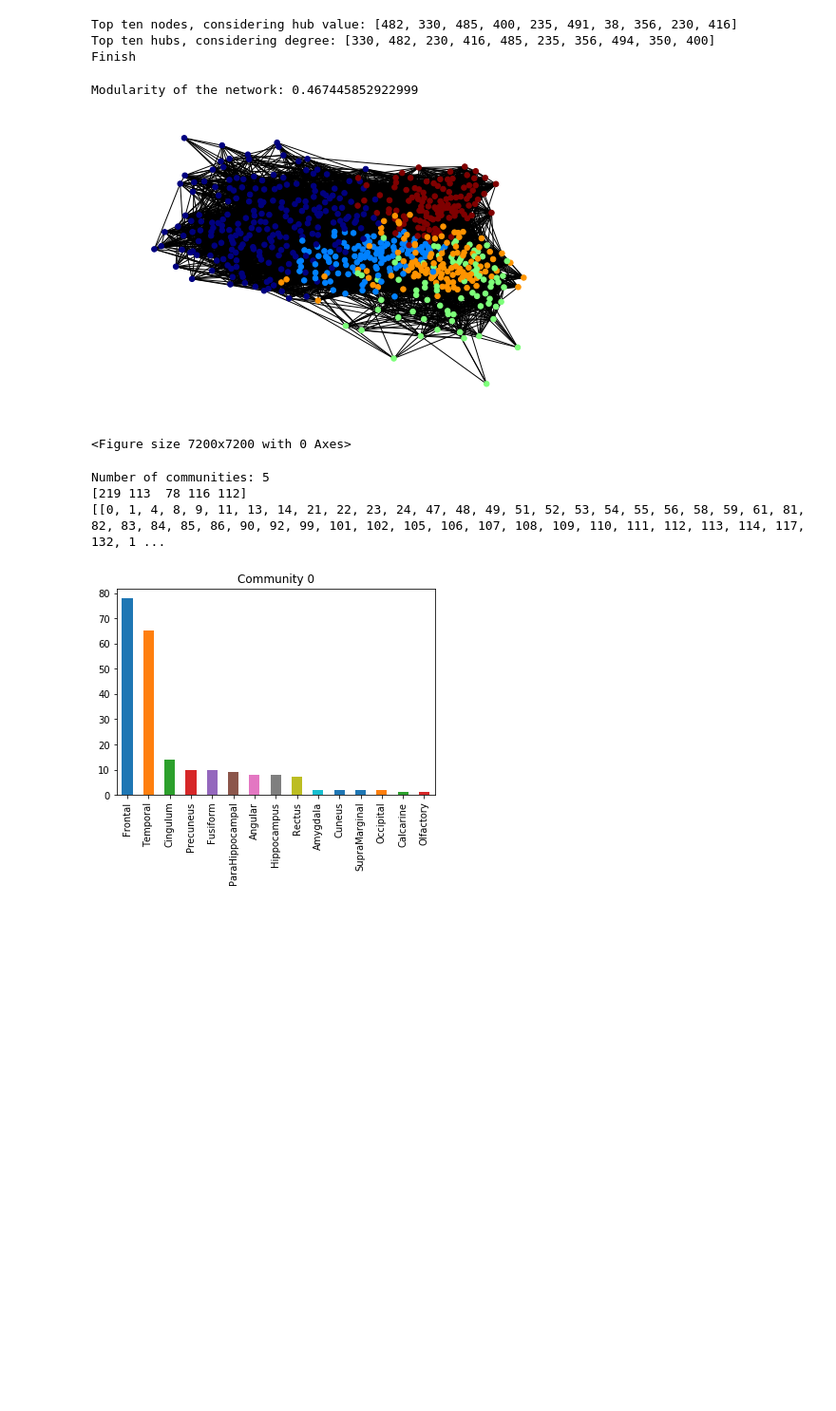
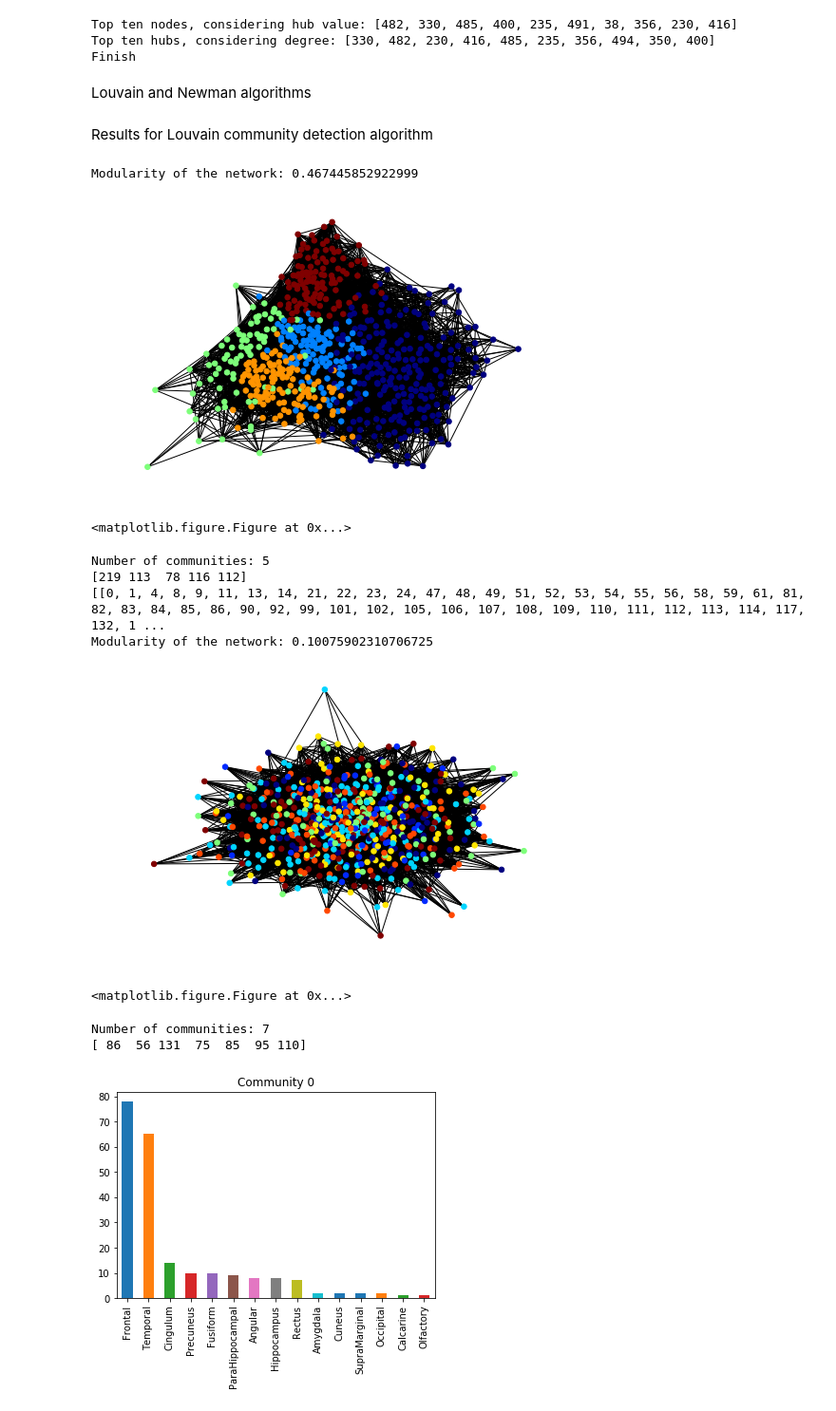
Before and after one commit to andreiarog/RC_project2, a Jupyter notebook: project_2_redes_complexas_brain.ipynb, the cells around one changed output. Shown at 95% size. Drawn from its saved outputs; the diff is of its cells as text; code cells hidden in the pictures; blank space fills up the shorter version.

Commit message:
null model

```diff
--- a/project_2_redes_complexas_brain.ipynb
+++ b/project_2_redes_complexas_brain.ipynb
@@ -139,6 +141,17 @@ print("Finish")
 Top ten nodes, considering hub value: [482, 330, 485, 400, 235, 491, 38, 356, 230, 416]
 Top ten hubs, considering degree: [330, 482, 230, 416, 485, 235, 356, 494, 350, 400]
 Finish
+# %%
+#null model random graph to compare
+
+def null_model_Graph(G):
+    degree_sequence = [d for n, d in G.degree()]
+    null_model = nx.random_degree_sequence_graph(degree_sequence)
+    return null_model
+
+G_null = null_model_Graph(G)
+# %% [markdown]
+Louvain and Newman algorithms
 # %%
 #3.Study of Communities in the Coactivation network
 import sys
@@ -251,15 +264,24 @@ def igraph_analysis(dendogram):
     print("Modularity:", vertex.modularity)
     comm=vertex.subgraphs()
     print("Number of communities:", len(comm))
+# %% [markdown]
+Results for Louvain community detection algorithm
 # %%
 partitions_louvain, comm_louvain= communities(G)
 
 print(comm_louvain)
+
+partitions_louvain_null, comm_louvain_null = communities(G_null)
 # %% [output]
 Modularity of the network: 0.467445852922999
-[figure, old version]
+[figure, new version]
-<Figure size 7200x7200 with 0 Axes>
+<matplotlib.figure.Figure at 0x...>
 Number of communities: 5
 [219 113  78 116 112]
 [[0, 1, 4, 8, 9, 11, 13, 14, 21, 22, 23, 24, 47, 48, 49, 51, 52, 53, 54, 55, 56, 58, 59, 61, 81, 82, 83, 84, 85, 86, 90, 92, 99, 101, 102, 105, 106, 107, 108, 109, 110, 111, 112, 113, 114, 117, 132, 1 ...
+Modularity of the network: 0.10075902310706725
+[figure, added]
+<matplotlib.figure.Figure at 0x...>
+Number of communities: 7
+[ 86  56 131  75  85  95 110]
 # %%
```
Also changed, not shown: parts of 3 cells of this notebook, 1 other file.
